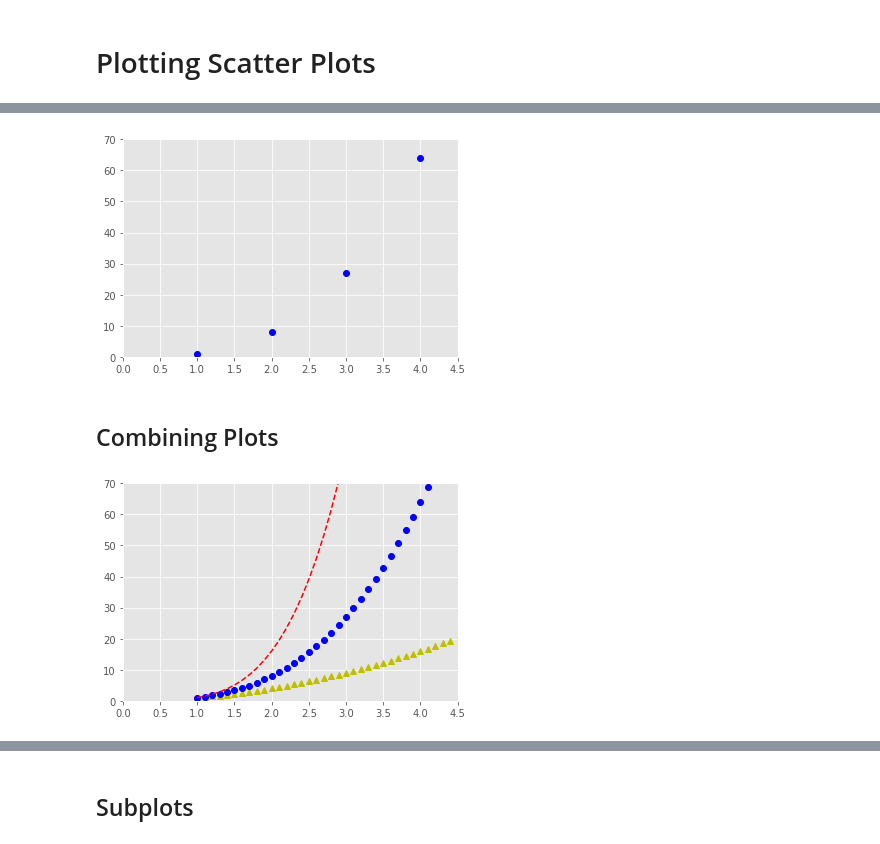
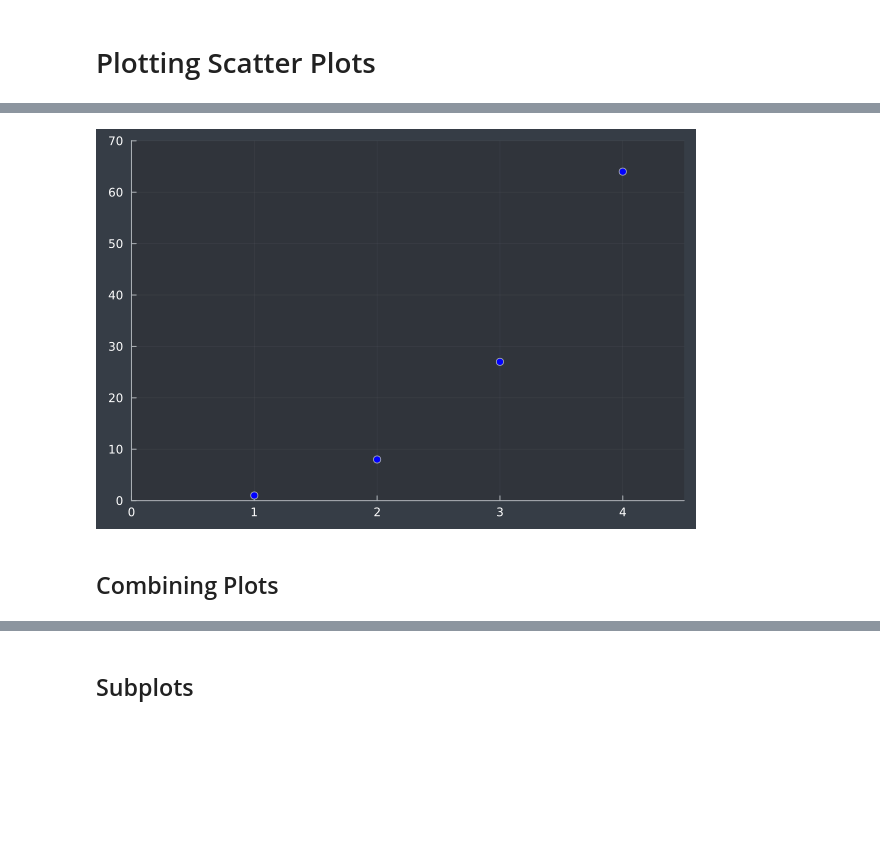
Before and after one commit to setrar/ml, a Jupyter notebook: ISBN-9781119545637/Python Machine Learning Source Code/Chapter 4 - matplotlib.jl.ipynb, the cells around one changed output, grey strips where cells are left out. Drawn from its saved outputs; the diff is of its cells as text; code cells hidden in the pictures; blank space fills up the shorter version.

```diff
--- a/ISBN-9781119545637/Python Machine Learning Source Code/Chapter 4 - matplotlib.jl.ipynb
+++ b/ISBN-9781119545637/Python Machine Learning Source Code/Chapter 4 - matplotlib.jl.ipynb
@@ -387,28 +367,12 @@ plt.show()
 # %%
-%matplotlib inline
-import matplotlib.pyplot as plt
-
-plt.plot([1,2,3,4],        # x-axis
-         [1,8,27,64],      # y-axis
-         'bo')             # blue circle marker
-plt.axis([0, 4.5, 0, 70])  # xmin, xmax, ymin, ymax
-plt.show()
+plot([1, 2, 3, 4]
+    , [1, 8, 27, 64]
+    , seriestype=:scatter
+    , marker=:circle, color=:blue
+    , xlims=(0,4.5), ylims=(0,70) # axis([0, 4.5, 0, 70]) xmin, xmax, ymin, ymax
+    , legend = :none
+)
 # %% [output]
-[figure, old version]
+[figure, new version]
 # %% [markdown]
 ## Combining Plots
-# %%
-%matplotlib inline
-import matplotlib.pyplot as plt
-
-import numpy as np
-
-a = np.arange(1,4.5,0.1)   # 1.0, 1.1, 1.2, 1.3...4.4
-plt.plot(a, a**2, 'y^',    # yellow triangle_up marker
-         a, a**3, 'bo',    # blue circle
-         a, a**4, 'r--',)  # red dashed line
-
-plt.axis([0, 4.5, 0, 70])  # xmin, xmax, ymin, ymax
-plt.show()
-# %% [output]
-[figure, removed]
```
Also changed, not shown: parts of 11 cells of this notebook, 2 other files.
